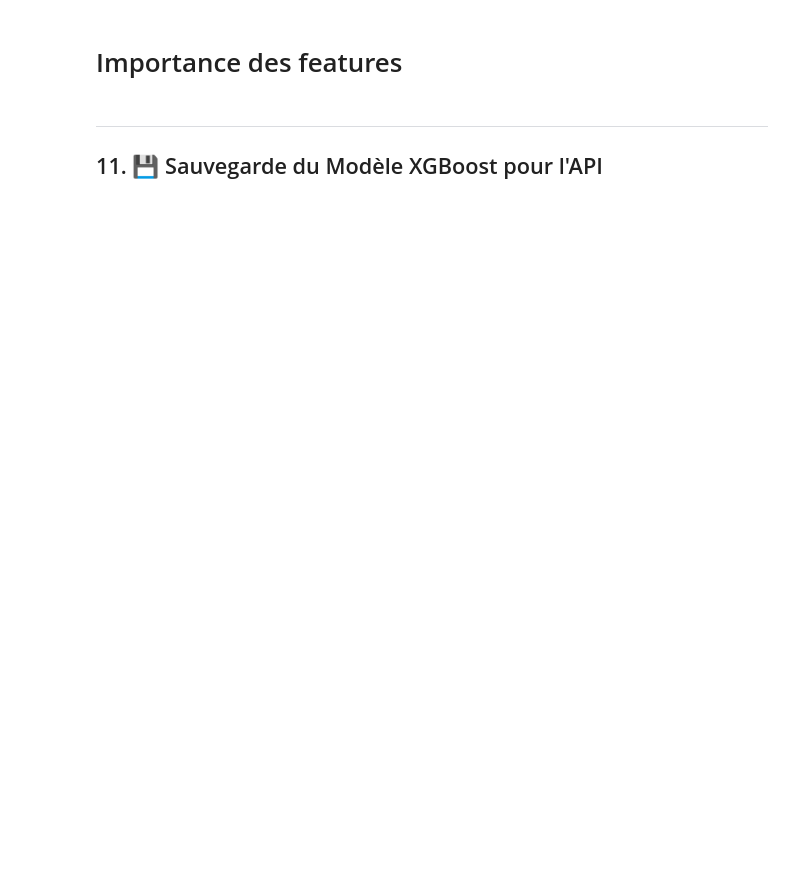
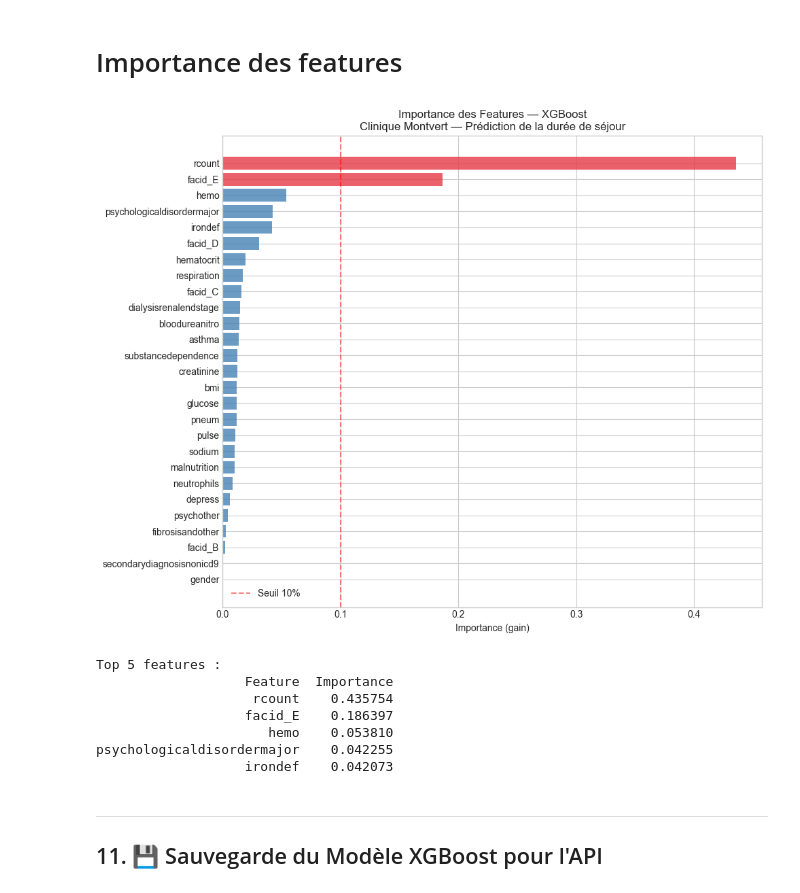
Before and after one commit to CyrilPonsan/cmv, a Jupyter notebook: mlflow/CMV_LengthOfStay_MLflow.ipynb, the cells around one changed output. Drawn from its saved outputs; the diff is of its cells as text; code cells hidden in the pictures; blank space fills up the shorter version.

```diff
--- a/mlflow/CMV_LengthOfStay_MLflow.ipynb
+++ b/mlflow/CMV_LengthOfStay_MLflow.ipynb
@@ -631,5 +699,40 @@ print("✅ Résultats exportés dans 'model_comparison_results.csv'")
 # %% [markdown]
 # Importance des features
+# %%
+import matplotlib.pyplot as plt
+import pandas as pd
+
+# ── Feature Importance XGBoost ──
+xgb_importance = pd.DataFrame({
+    'Feature'   : X.columns,
+    'Importance': xgb_model.feature_importances_
+}).sort_values('Importance', ascending=True)
+
+plt.figure(figsize=(10, 8))
+colors = ['#e63946' if imp > 0.1 else 'steelblue'
+          for imp in xgb_importance['Importance']]
+plt.barh(xgb_importance['Feature'],
+         xgb_importance['Importance'],
+         color=colors, alpha=0.8)
+plt.xlabel('Importance (gain)')
+plt.title('Importance des Features — XGBoost\nClinique Montvert — Prédiction de la durée de séjour')
+plt.axvline(x=0.1, color='red', linestyle='--', alpha=0.5, label='Seuil 10%')
+plt.legend()
+plt.tight_layout()
+plt.savefig('xgboost_feature_importance.png', dpi=150, bbox_inches='tight')
+plt.show()
+
+print("\nTop 5 features :")
+print(xgb_importance.sort_values('Importance', ascending=False).head(5).to_string(index=False))
+# %% [output]
+[figure, added]
+Top 5 features :
+                   Feature  Importance
+                    rcount    0.435754
+                   facid_E    0.186397
+                      hemo    0.053810
+psychologicaldisordermajor    0.042255
+                   irondef    0.042073
 # %% [markdown]
 ---
 ## 11. 💾 Sauvegarde du Modèle XGBoost pour l'API
```
Also changed, not shown: parts of 9 cells of this notebook, 4 other files.
